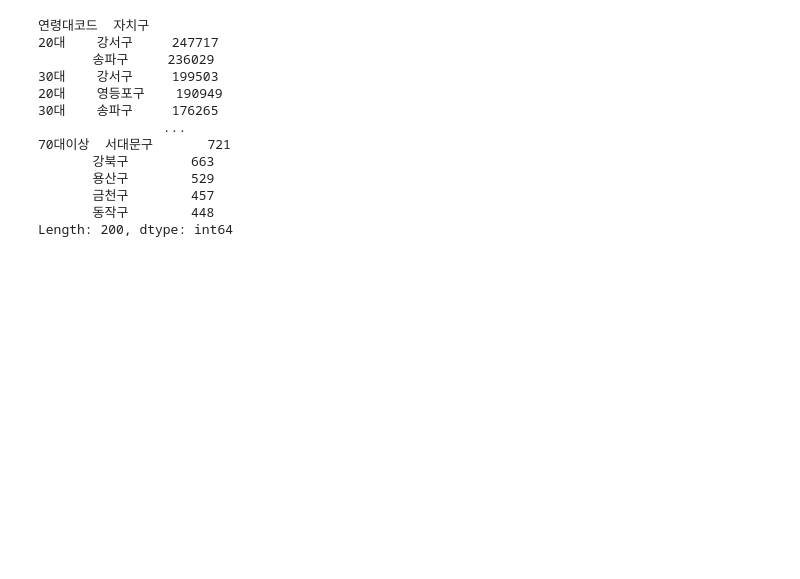
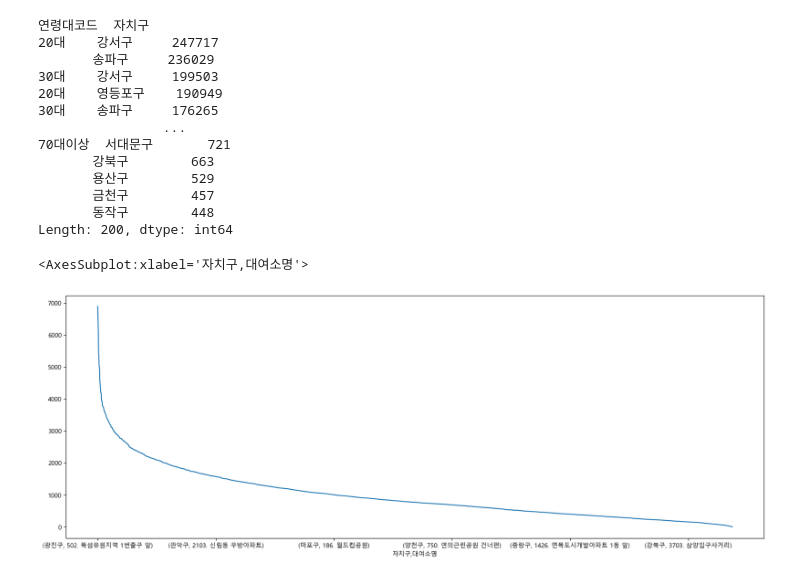
Before and after one commit to hhhhhhhhhjini/teamProject, a Jupyter notebook: 세미프로젝트 코드수정.ipynb, the cells around one changed output. Cells and saved outputs as stored; diff of their text form; code cells hidden in the pictures; blank space fills up the shorter version.

```diff
--- a/세미프로젝트 코드수정.ipynb
+++ b/세미프로젝트 코드수정.ipynb
@@ -292,3 +292,16 @@ m_data[['연령대코드','자치구']].dropna().value_counts()
        금천구        457
        동작구        448
 Length: 200, dtype: int64
+# %%
+age20_data = m_data[m_data['연령대코드']=='20대']
+# %%
+age20_gu = age20_data[['자치구','대여소명']].value_counts()
+# %%
+# 20대가 많이 이용하는 자치구의 대여소
+age20_gu=age20_gu.sort_values(ascending=False)
+# %%
+# 시각화
+age20_gu.plot(figsize=(20,7))
+# %% [output]
+<AxesSubplot:xlabel='자치구,대여소명'>
+[figure, added]
```
Also changed, not shown: parts of 6 cells of this notebook.
